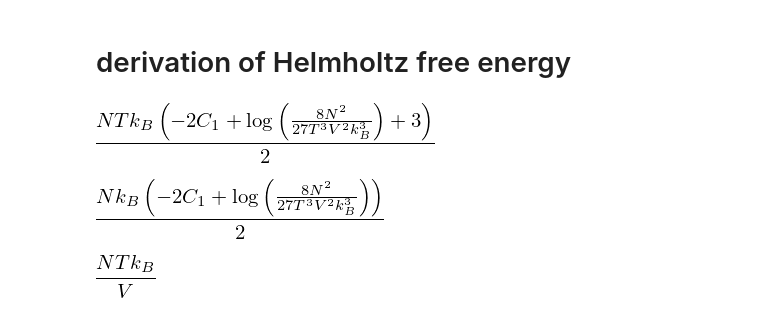
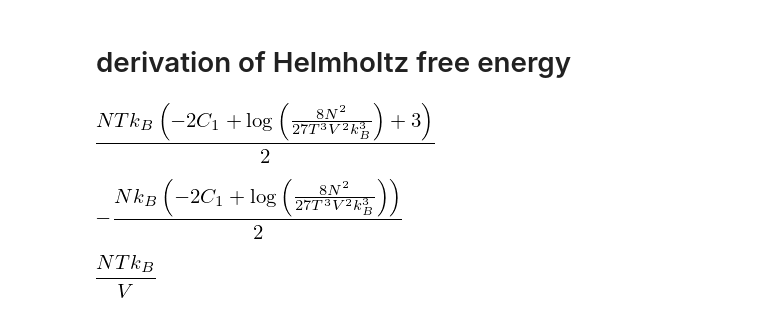
Before and after one commit to MarkusLohmayer/master-thesis-code, a Jupyter notebook: ideal_gas.ipynb, the cells around one changed output. Drawn from its saved outputs; the diff is of its cells as text; code cells hidden in the pictures.

```diff
--- a/ideal_gas.ipynb
+++ b/ideal_gas.ipynb
@@ -196,10 +218,10 @@ free_energy
 # %% [output]
 [figure]
 # %%
-S = (free_energy.diff(T)).simplify()
+S = -(free_energy.diff(T)).simplify()
 S
 # %% [output]
-[figure, old version]
+[figure, new version]
 # %%
 p = -(free_energy.diff(V)).simplify()
 p
```
Also changed, not shown: parts of 20 cells of this notebook, 12 other files.
